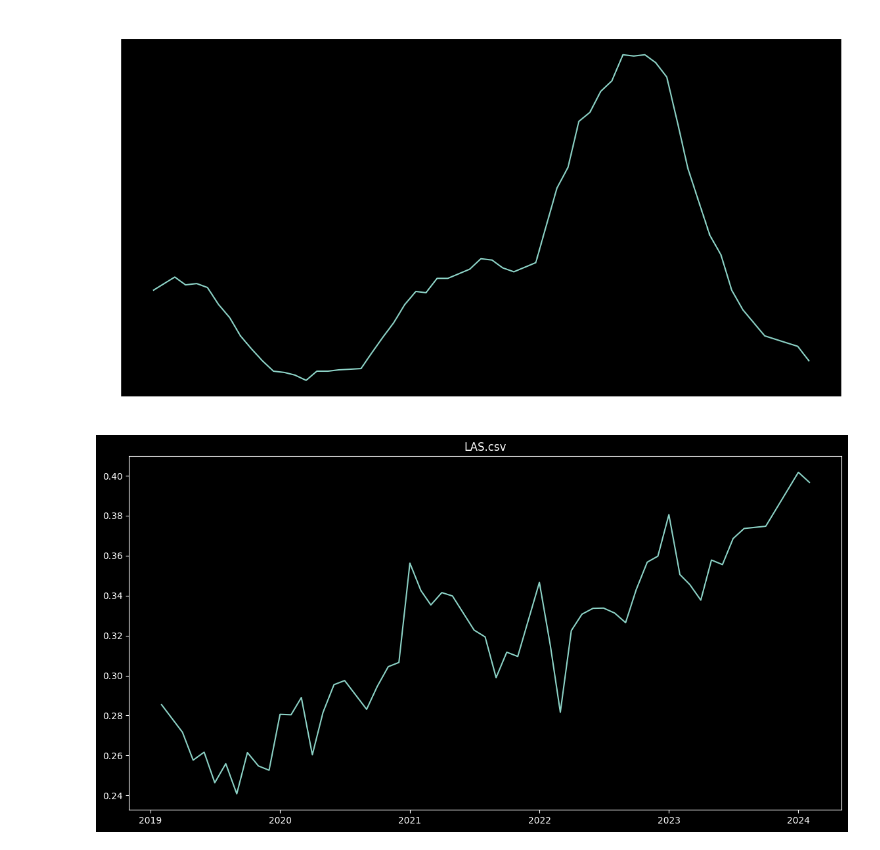
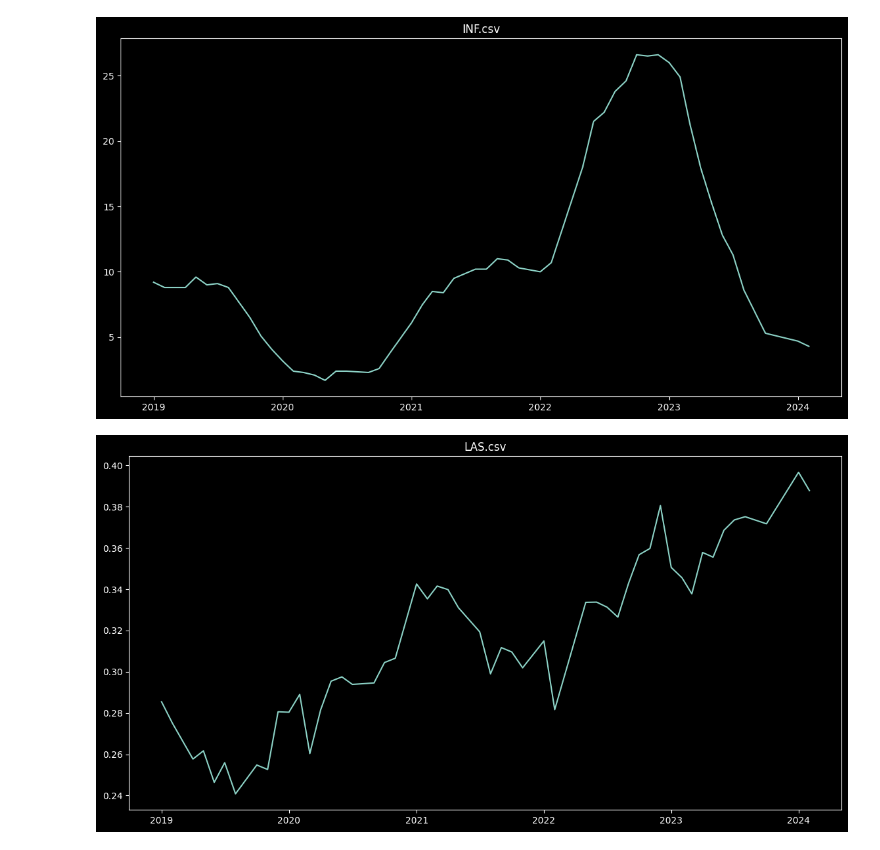
Before and after one commit to Lkupybida/BankingMargins, a Jupyter notebook: src/plot_composite_attributes.ipynb, the cells around one changed output. Cells and saved outputs as stored; diff of their text form; code cells hidden in the pictures.

Commit message:
graphs

```diff
--- a/src/plot_composite_attributes.ipynb
+++ b/src/plot_composite_attributes.ipynb
@@ -5,25 +5,25 @@ import os
 import warnings
 # %%
 def plot(file):
-    df=pd.read_csv('./../data/positive_composite/' + file)
-    df['date'] = pd.to_datetime(df['date'])
-    df.set_index('date', inplace=True)
+    df=pd.read_csv('./../data/7_c_variables/' + file)
+    df[df.columns[0]] = pd.to_datetime(df[df.columns[0]])
+    #df.set_index('date', inplace=True)
     plt.figure(figsize=(14, 7))
     plt.style.use('dark_background')
     plt.title(file)
-    plt.plot(df.index, df[df.columns[0]])
+    plt.plot(df[df.columns[0]], df[df.columns[1]])
     plt.show()
 
 # y=pd.read_csv('./../data/composite_vars/NIM.csv')
 # x = pd.read_csv('./../data/composite_vars/CDR.csv')
 for name in ['INF.csv','LAS.csv','NIA.csv','NIM.csv',
              'OE.csv','PR.csv','RA.csv','ROA.csv','SCTA.csv','SIZE.csv']:
     plot(name)
 plot('NIM.csv')
     # gotten=pd.read_csv('./../data/composite_vars/'+name)
     # x[gotten.columns[1]]=gotten[gotten.columns[1]]
 
 # print(df)
 # %% [output]
-[figure, old version]
+[figure, new version]
-[figure, old version]
+[figure, new version]
```
Also changed, not shown: parts of 1 cell of this notebook, 3 other files.
